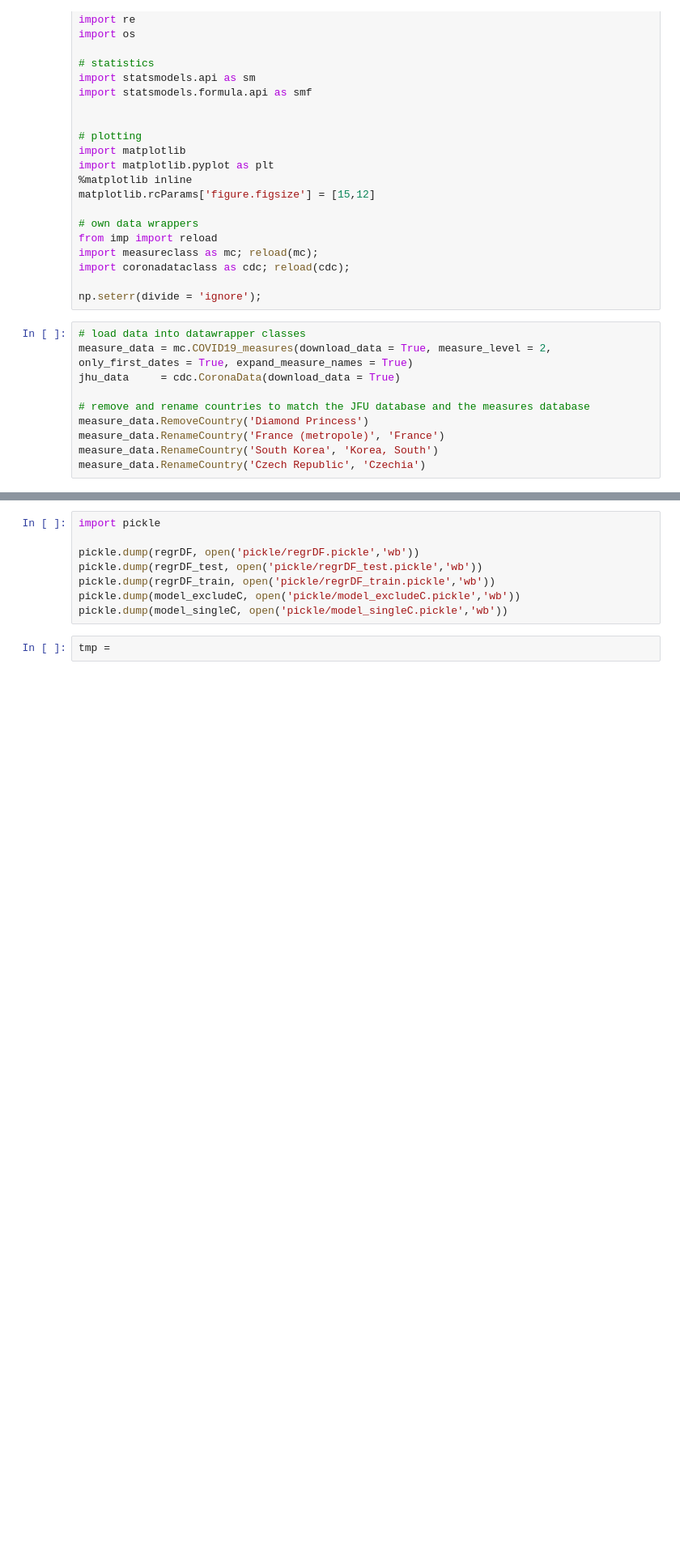
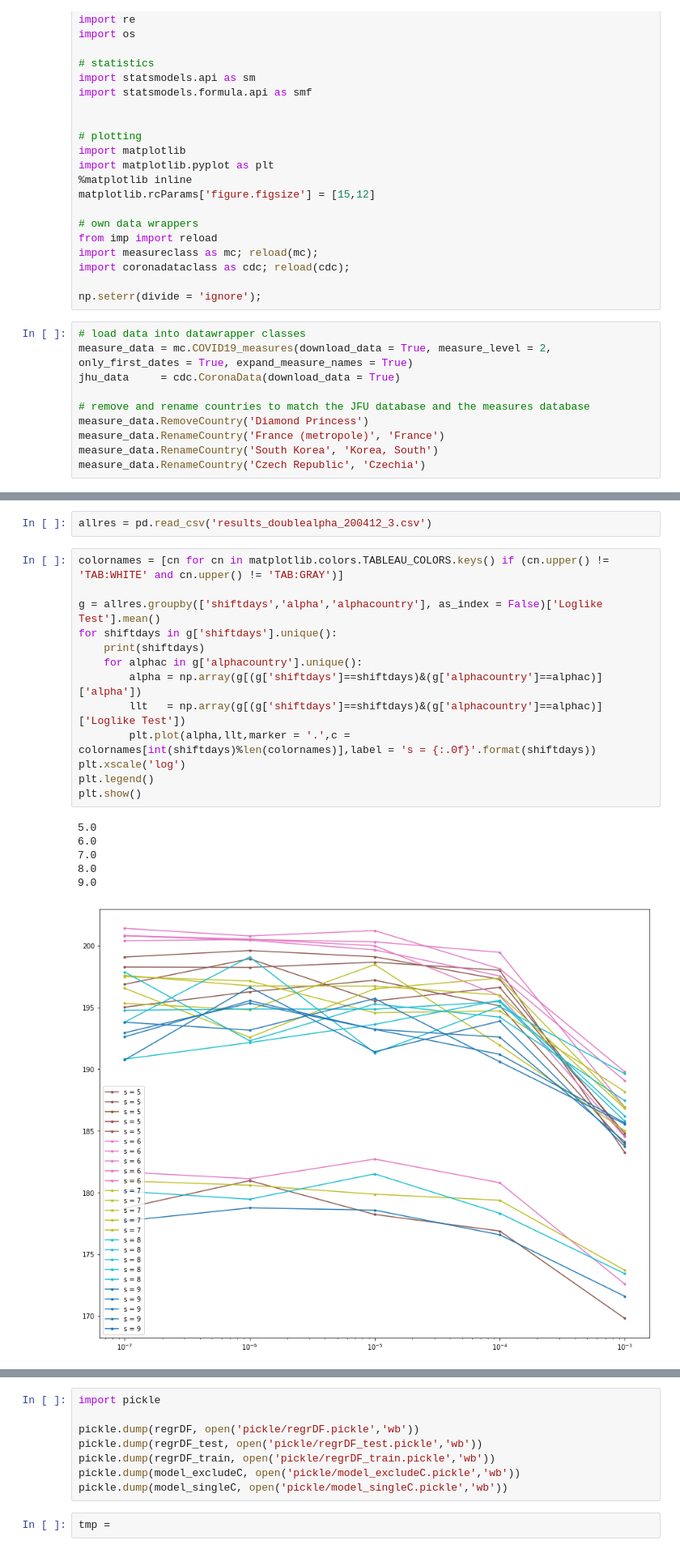
Before and after one commit to lukasgeyrhofer/corona, a Jupyter notebook: regression measures analysis.ipynb, the cells around one changed output, grey strips where cells are left out. Shown at 81% size. Drawn from its saved outputs; the diff is of its cells as text; blank space fills up the shorter version.

```diff
--- a/regression measures analysis.ipynb
+++ b/regression measures analysis.ipynb
@@ -209,3 +348,25 @@ See the caveats in the documentation: http://pandas.pydata.org/pandas-docs/stabl
+# %%
+allres = pd.read_csv('results_doublealpha_200412_3.csv')
+# %%
+colornames = [cn for cn in matplotlib.colors.TABLEAU_COLORS.keys() if (cn.upper() != 'TAB:WHITE' and cn.upper() != 'TAB:GRAY')]
+
+g = allres.groupby(['shiftdays','alpha','alphacountry'], as_index = False)['Loglike Test'].mean()
+for shiftdays in g['shiftdays'].unique():
+    print(shiftdays)
+    for alphac in g['alphacountry'].unique():
+        alpha = np.array(g[(g['shiftdays']==shiftdays)&(g['alphacountry']==alphac)]['alpha'])
+        llt   = np.array(g[(g['shiftdays']==shiftdays)&(g['alphacountry']==alphac)]['Loglike Test'])
+        plt.plot(alpha,llt,marker = '.',c = colornames[int(shiftdays)%len(colornames)],label = 's = {:.0f}'.format(shiftdays))
+plt.xscale('log')
+plt.legend()
+plt.show()
+# %% [output]
+5.0
+6.0
+7.0
+8.0
+9.0
+[figure, added]
 # %%
 countrylist = list(regrDF6['Country'].unique())
 trajlen = [len(regrDF6[regrDF6['Country'] == country]) for country in countrylist]
```
Also changed, not shown: parts of 15 cells of this notebook.
